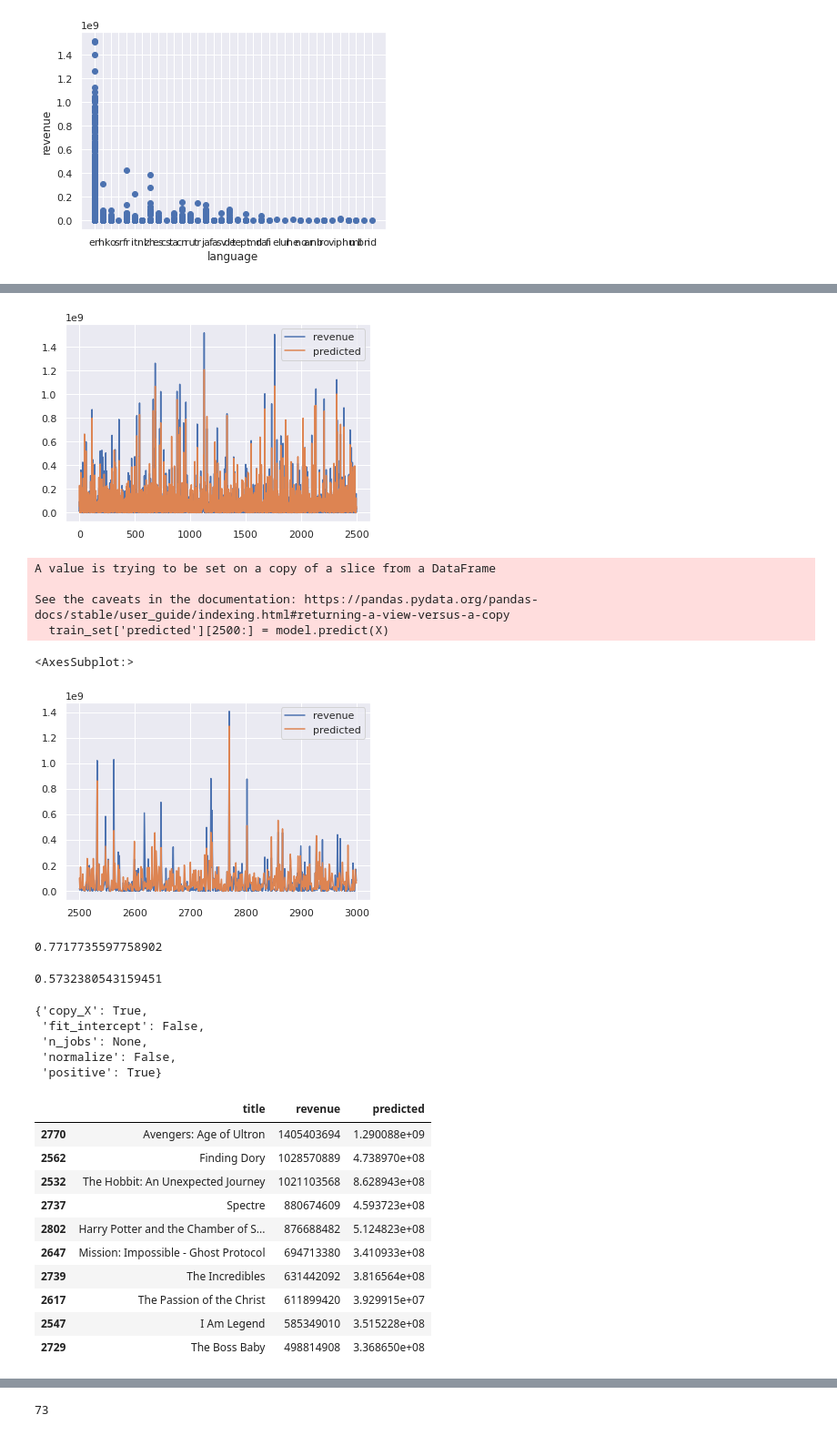
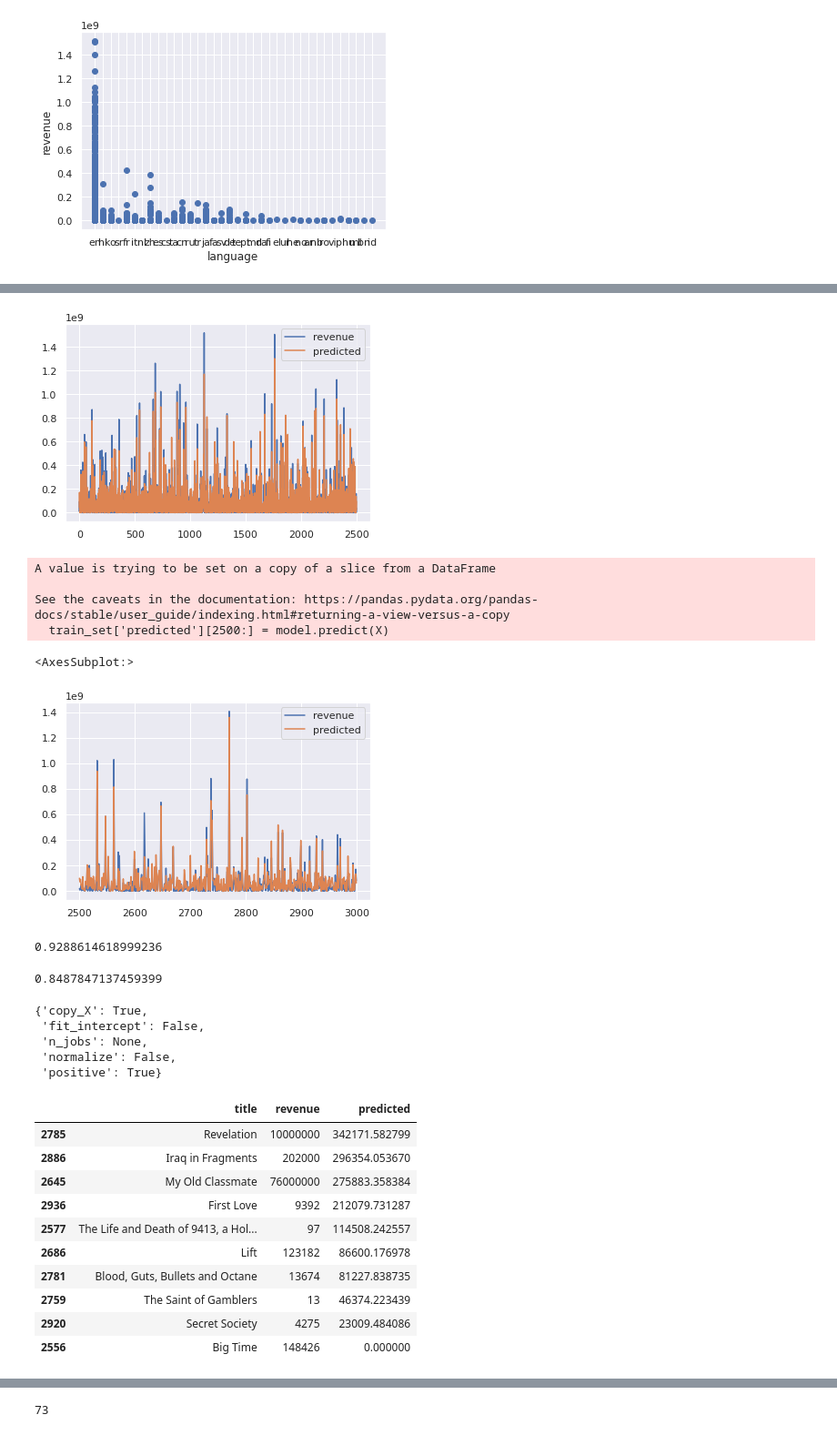
Before and after one commit to achillelamb/the-movie-db, a Jupyter notebook: The-Movie-DB.ipynb, the cells around one changed output, grey strips where cells are left out. Shown at 91% size. Drawn from its saved outputs; the diff is of its cells as text; code cells hidden in the pictures.

```diff
--- a/The-Movie-DB.ipynb
+++ b/The-Movie-DB.ipynb
@@ -339,14 +334,8 @@ PROD_COUNTRIES = series_to_set('production_countries')
 PROD_COUNTRIES = get_most_common(PROD_COUNTRIES, 'production_countries')
 add_columns(PROD_COUNTRIES, 'production_countries')
 PROD_COMPANIES = series_to_set('production_companies')
-PROD_COMPANIES = get_most_common(PROD_COMPANIES, 'production_companies', 300)
+PROD_COMPANIES = get_most_common(PROD_COMPANIES, 'production_companies', 1000)
 add_columns(PROD_COMPANIES, 'production_companies')
-CAST = series_to_set('cast')
-CAST = get_most_common(CAST, 'cast', 700)
-add_columns(CAST, 'cast')
-CREW = series_to_set('crew')
-CREW = get_most_common(CREW, 'crew', 500)
-add_columns(CREW, 'crew')
 # %%
 KEYWORDS = series_to_set('Keywords')
 key_df = pd.DataFrame(index=KEYWORDS)
@@ -402,15 +375,15 @@ test_set['homepage'] = [1 if (type(x) == str) else 0 for x in test_set['homepage
 # %%
-train_set['genres'] = [len(train_set['genres'][i])*100 for i in range(len(train_set['genres']))]
+train_set['n_genres'] = [len(train_set['genres'][i]) for i in range(len(train_set['genres']))]
 # %%
 features = [genre for genre in GENRES]
-features.extend(['genres', 'runtime', 'popularity', 'belongs_to_collection', 'year', 'month','homepage', 'budget', 'tagline'])
+features.extend(['n_genres', 'runtime', 'popularity', 'belongs_to_collection', 'year', 'month','homepage', 'budget', 'tagline'])
 features.extend([country for country in PROD_COUNTRIES])
 features.extend([company for company in PROD_COMPANIES])
 features.extend([actor for actor in CAST])
 features.extend([keyword for keyword in KEYWORDS])
 features.extend([lang for lang in LANGUAGES])
-X = train_set[features][:2500]
-y = train_set['revenue'][:2500]
+X = train_set[features]
+y = train_set['revenue']
 
 for feature in features:
     MAX = train_set[feature].max()
@@ -425,6 +398,6 @@ model = LinearRegression(fit_intercept=False, positive=True)
 #model = Ridge(alpha=0.01)
 model.fit(X, y)
 train_set['predicted'] = [0 for x in train_set['revenue']]
-train_set['predicted'][:2500] = model.predict(X)
+train_set['predicted'] = model.predict(X)
 print("linear regression train score R^2:", model.score(X, y))
 # %% [output]
@@ -436,7 +410,7 @@ See the caveats in the documentation: https://pandas.pydata.org/pandas-docs/stab
 # %%
 train_set[['revenue', 'predicted']][:2500].plot();
 # %% [output]
-[figure, old version]
+[figure, new version]
 # %%
 X = train_set[features][2500:]
 y = train_set['revenue'][2500:]
@@ -459,15 +433,15 @@ See the caveats in the documentation: https://pandas.pydata.org/pandas-docs/stab
 train_set[['revenue','predicted']][2500:].plot()
 # %% [output]
 <AxesSubplot:>
-[figure, old version]
+[figure, new version]
 # %%
 train_set['revenue'][2500:].corr(train_set['predicted'][2500:])
 # %% [output]
-0.7717735597758902
+0.9288614618999236
 # %%
 model.score(X, y)
 # %% [output]
-0.5732380543159451
+0.8487847137459399
 # %%
 model.get_params()
 # %% [output]
@@ -477,19 +451,19 @@ model.get_params()
  'normalize': False,
  'positive': True}
 # %%
-train_set[['title', 'revenue', 'predicted']][2500:].sort_values('revenue', ascending=False).head(10)
+train_set[['title', 'revenue', 'predicted']][2500:].sort_values('predicted', ascending=False).tail(10)
 # %% [output]
 |  | title | revenue | predicted |
-| 2770 | Avengers: Age of Ultron | 1405403694 | 1.290088e+09 |
-| 2562 | Finding Dory | 1028570889 | 4.738970e+08 |
-| 2532 | The Hobbit: An Unexpected Journey | 1021103568 | 8.628943e+08 |
-| 2737 | Spectre | 880674609 | 4.593723e+08 |
-| 2802 | Harry Potter and the Chamber of S... | 876688482 | 5.124823e+08 |
-| 2647 | Mission: Impossible - Ghost Protocol | 694713380 | 3.410933e+08 |
-| 2739 | The Incredibles | 631442092 | 3.816564e+08 |
-| 2617 | The Passion of the Christ | 611899420 | 3.929915e+07 |
-| 2547 | I Am Legend | 585349010 | 3.515228e+08 |
-| 2729 | The Boss Baby | 498814908 | 3.368650e+08 |
+| 2785 | Revelation | 10000000 | 342171.582799 |
+| 2886 | Iraq in Fragments | 202000 | 296354.053670 |
+| 2645 | My Old Classmate | 76000000 | 275883.358384 |
+| 2936 | First Love | 9392 | 212079.731287 |
+| 2577 | The Life and Death of 9413, a Hol... | 97 | 114508.242557 |
+| 2686 | Lift | 123182 | 86600.176978 |
+| 2781 | Blood, Guts, Bullets and Octane | 13674 | 81227.838735 |
+| 2759 | The Saint of Gamblers | 13 | 46374.223439 |
+| 2920 | Secret Society | 4275 | 23009.484086 |
+| 2556 | Big Time | 148426 | 0.000000 |
 # %%
 test = test_set[features]
 test.info()
```
Also changed, not shown: parts of 14 cells of this notebook.
